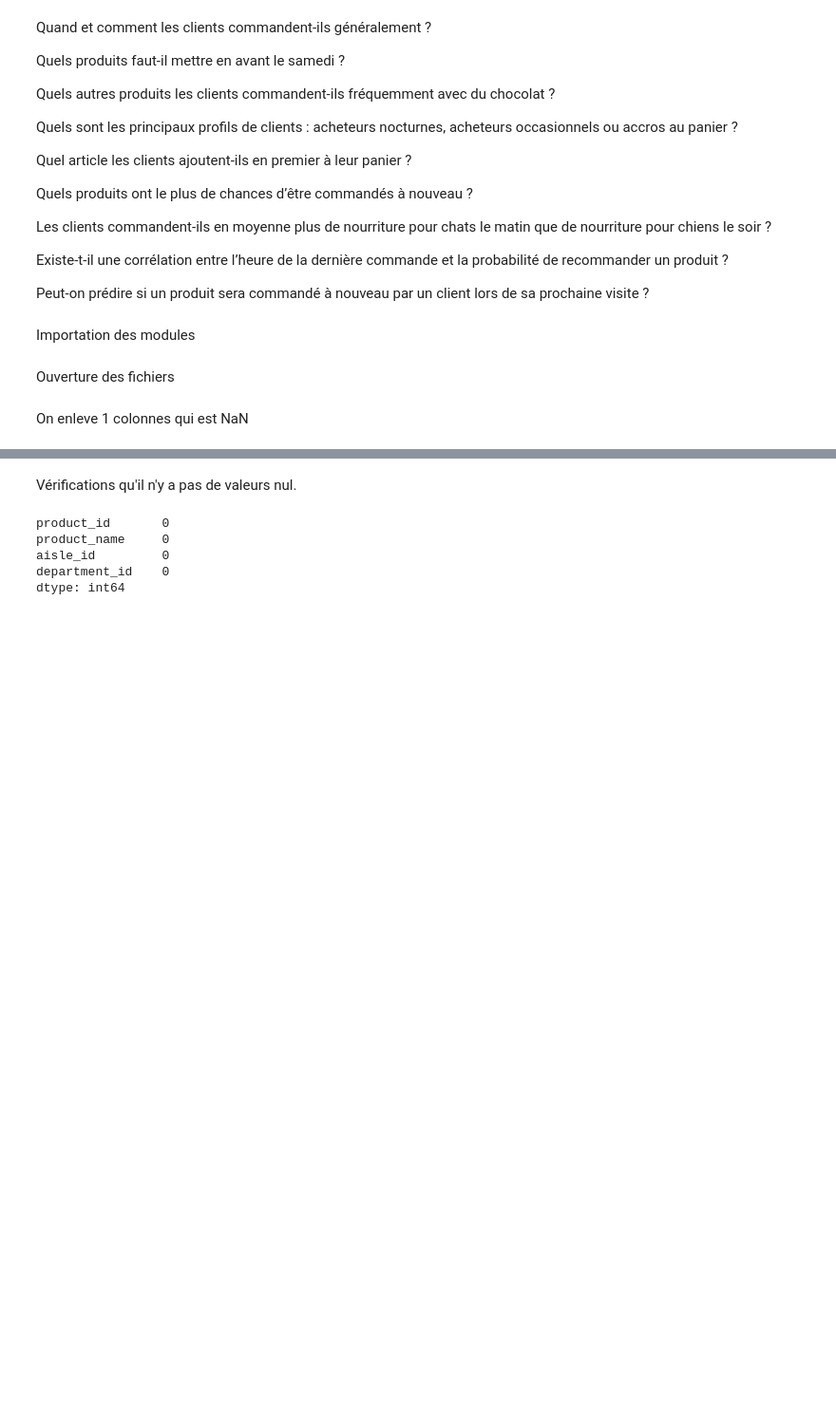
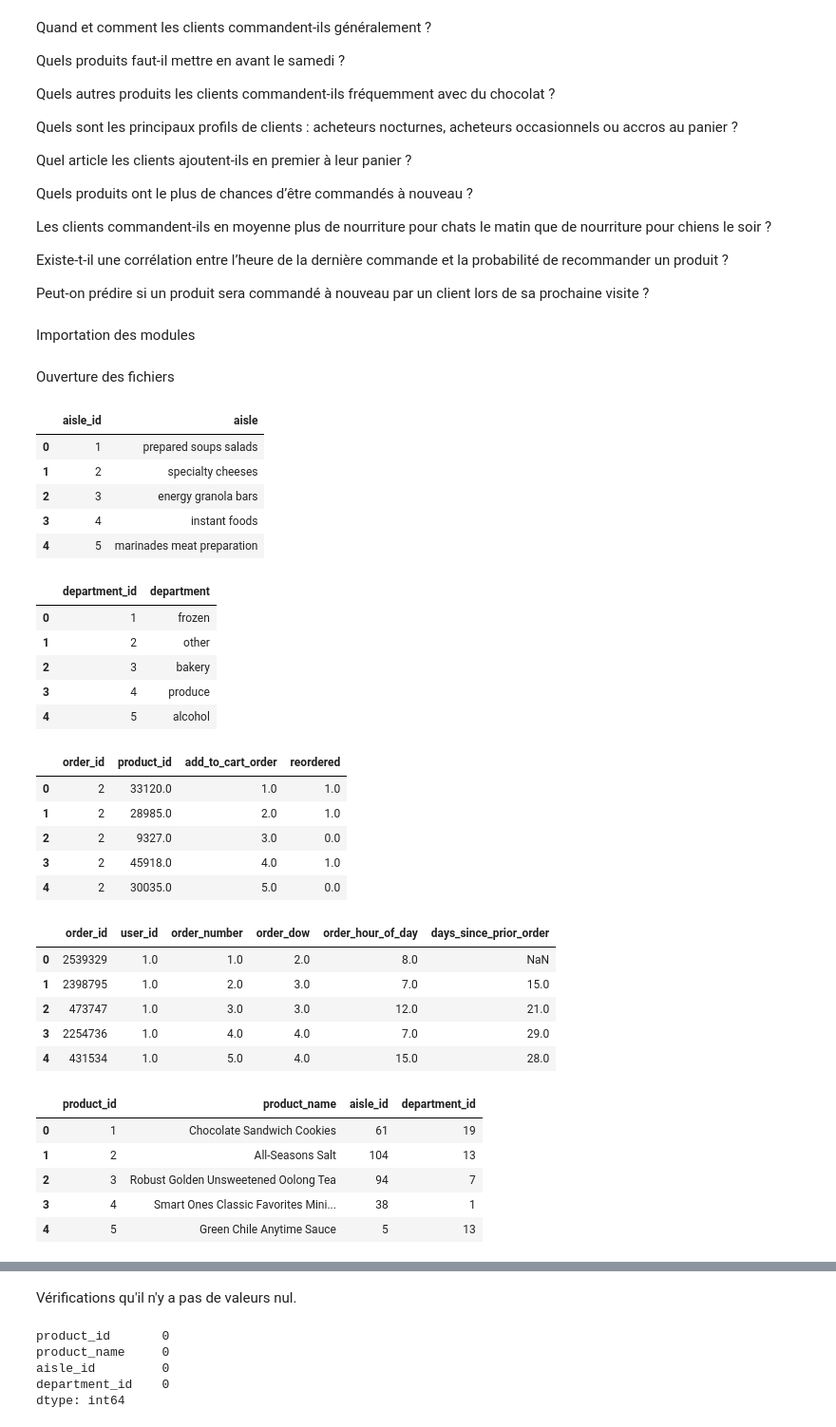
Before and after one commit to klasken/Nextbuy, a Jupyter notebook: notebook-oles.ipynb, the cells around one changed output, grey strips where cells are left out. Shown at 95% size. Drawn from its saved outputs; the diff is of its cells as text; code cells hidden in the pictures; blank space fills up the shorter version.

```diff
--- a/notebook-oles.ipynb
+++ b/notebook-oles.ipynb
@@ -32,5 +32,3 @@ df_departments = pd.read_csv("./datasets/departments.csv")
 df_order_products = pd.read_csv("./datasets/order_products.csv")
 df_orders = pd.read_csv("./datasets/orders.csv")
 df_products = pd.read_csv("./datasets/products.csv")
-# %% [markdown]
-On enleve 1 colonnes qui est NaN
@@ -39,0 +35,37 @@ df_orders.columns = ["order_id", "user_id", "order_number", "order_dow", "order_
+# %%
+display(df_aisles.head())
+display(df_departments.head())
+display(df_order_products.head())
+display(df_orders.head())
+display(df_products.head())
+# %% [output]
+|  | aisle_id | aisle |
+| 0 | 1 | prepared soups salads |
+| 1 | 2 | specialty cheeses |
+| 2 | 3 | energy granola bars |
+| 3 | 4 | instant foods |
+| 4 | 5 | marinades meat preparation |
+|  | department_id | department |
+| 0 | 1 | frozen |
+| 1 | 2 | other |
+| 2 | 3 | bakery |
+| 3 | 4 | produce |
+| 4 | 5 | alcohol |
+|  | order_id | product_id | add_to_cart_order | reordered |
+| 0 | 2 | 33120.0 | 1.0 | 1.0 |
+| 1 | 2 | 28985.0 | 2.0 | 1.0 |
+| 2 | 2 | 9327.0 | 3.0 | 0.0 |
+| 3 | 2 | 45918.0 | 4.0 | 1.0 |
+| 4 | 2 | 30035.0 | 5.0 | 0.0 |
+|  | order_id | user_id | order_number | order_dow | order_hour_of_day | days_since_prior_order |
+| 0 | 2539329 | 1.0 | 1.0 | 2.0 | 8.0 | NaN |
+| 1 | 2398795 | 1.0 | 2.0 | 3.0 | 7.0 | 15.0 |
+| 2 | 473747 | 1.0 | 3.0 | 3.0 | 12.0 | 21.0 |
+| 3 | 2254736 | 1.0 | 4.0 | 4.0 | 7.0 | 29.0 |
+| 4 | 431534 | 1.0 | 5.0 | 4.0 | 15.0 | 28.0 |
+|  | product_id | product_name | aisle_id | department_id |
+| 0 | 1 | Chocolate Sandwich Cookies | 61 | 19 |
+| 1 | 2 | All-Seasons Salt | 104 | 13 |
+| 2 | 3 | Robust Golden Unsweetened Oolong Tea | 94 | 7 |
+| 3 | 4 | Smart Ones Classic Favorites Mini... | 38 | 1 |
+| 4 | 5 | Green Chile Anytime Sauce | 5 | 13 |
```
Also changed, not shown: parts of 9 cells of this notebook.
